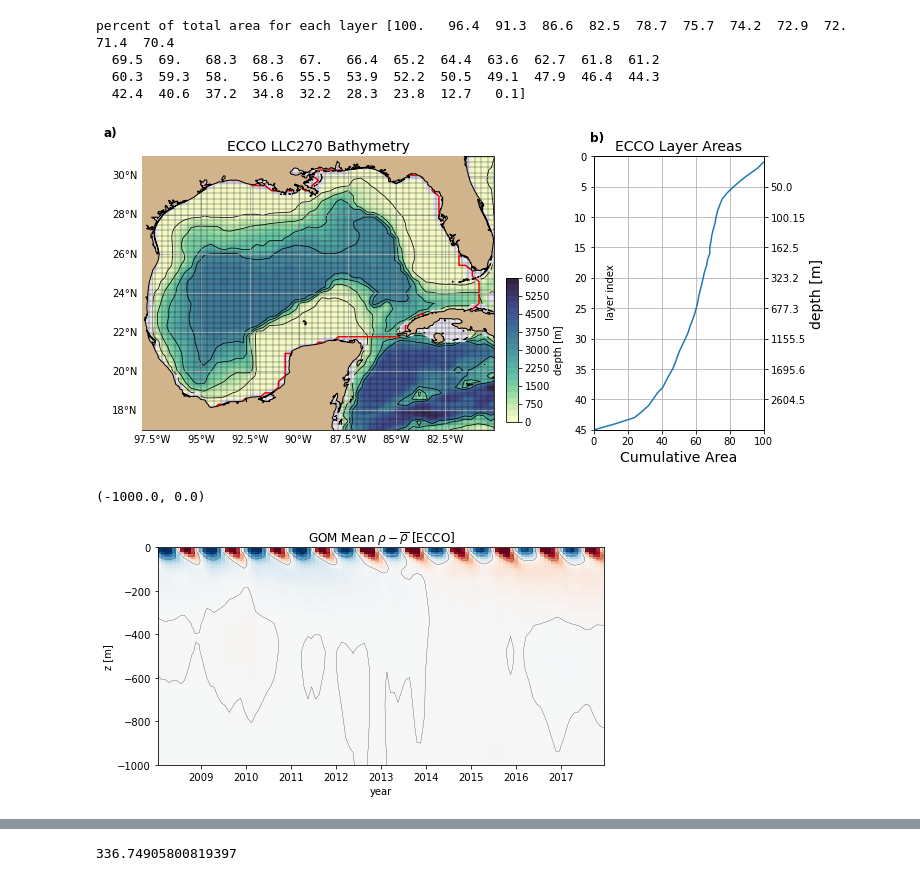
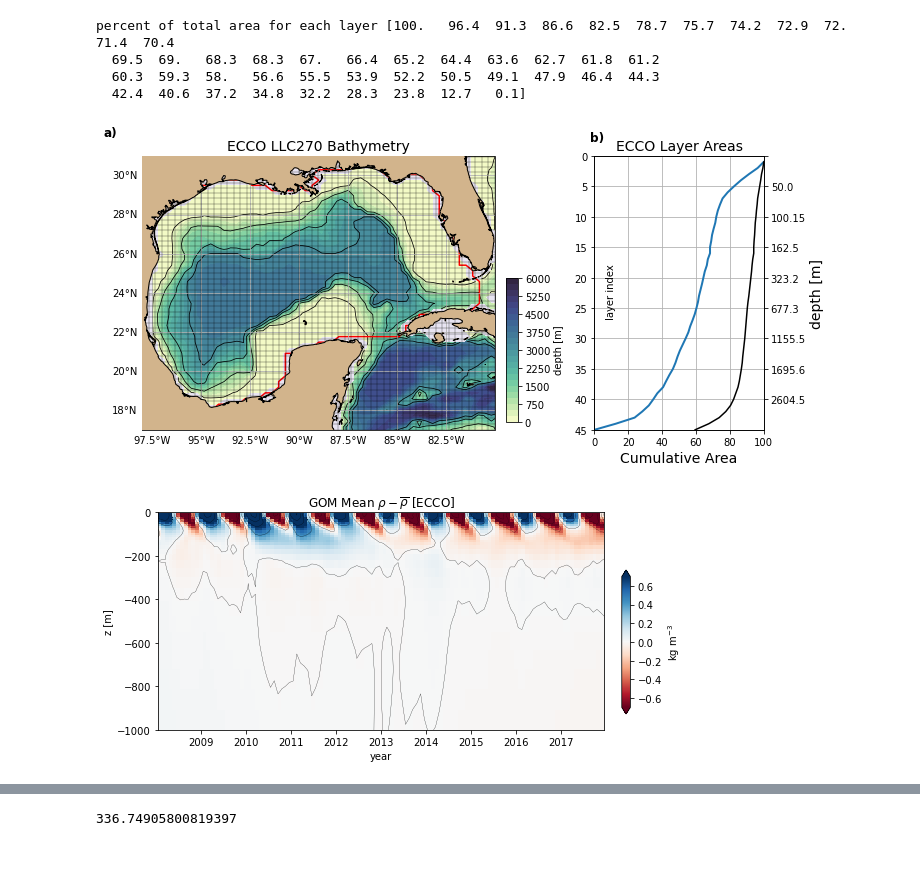
Before and after one commit to jakesteinberg/nasa_ostst, a Jupyter notebook: landerer.ipynb, the cells around one changed output, grey strips where cells are left out. Saved outputs shown, nothing was run; the diff lists cells and outputs as text; code cells hidden in the pictures.

```diff
--- a/landerer.ipynb
+++ b/landerer.ipynb
@@ -71,0 +74,18 @@ rho0 = 1029
+# %%
+# total ocean area
+total_ocean_area = np.sum(ecco_monthly_ds.rA*ocean_mask)
+dep_globe = ecco_monthly_ds.Depth
+dep_globe = dep_globe.where(ecco_monthly_ds.hFacC.isel(k=0) !=0, np.nan)
+A_globe = ecco_monthly_ds.rA*ocean_mask        # cell area
+As_globe = total_ocean_area
+# take layers as cell thicknesses
+imast = ecco_monthly_ds.drF.data.cumsum()[0:45]
+# loop over each layer and compute area
+AA_globe = []
+for i in range(len(imast)):
+    AA_globe.append(np.nansum(A_globe.where(dep_globe <= imast[i], np.nan)))    # area where depth less than or equal to current depth
+# turn into array
+AAi_globe = np.array([AA_globe.copy()])
+AAi_globe[0,0] = As_globe                                               # first value is surface area
+AAi_globe[0,1:] = As_globe.data - np.array([AA_globe[0:-1]])            # area in layer i is total area minus area of depths shallower than i
+print('percent of total area for each layer ' + str(np.round(100*(AAi_globe/total_ocean_area.data),1)))
@@ -465,7 +489,8 @@ cbpos = [0.585, 0.15, 0.015, 0.4]; cax = fig.add_axes(cbpos);
 cb = f.colorbar(Kc, cax=cax, orientation='vertical', label='depth [m]')
 ax.set_title('ECCO LLC270 Bathymetry', fontsize=14)
 
-ax2.plot(np.round(100*(AAi.data/gulf_area),1),np.arange(1,len(AAi)+1))
+ax2.plot(np.round(100*(AAi.data/gulf_area),1),np.arange(1,len(AAi)+1),linewidth=2)
+ax2.plot(np.round(100*(AAi_globe/total_ocean_area.data),1)[0,:],np.arange(1,len(AAi)+1),color='k')
 ax2.grid();
 ax2.text(7,26.5,'layer index',fontsize=10,rotation=90);
 ax2.set_xlabel('Cumulative Area',fontsize=14);
@@ -480,21 +505,20 @@ ax3.invert_yaxis(); ax3.set_ylabel('depth [m]',fontsize=14)
 ax2.set_title('ECCO Layer Areas',fontsize=14); ax2.set_xlim([0,100])
 ax.text(lon_w-2,lat_n+1,'a)',fontsize=12,fontweight='bold')
 ax2.text(-2.5,-2.5,'b)',fontsize=12,fontweight='bold'); ax.grid()
-fig.savefig('/Users/jakesteinberg/Documents/NASA_OSTST/manuscript/figures/ecco_bathy.jpg', dpi=250)
+# fig.savefig('/Users/jakesteinberg/Documents/NASA_OSTST/manuscript/figures/ecco_bathy.jpg', dpi=250)
 # %% [output]
-[figure, old version]
+[figure, new version]
 # %%
 rho_ECCO_0 = ds_den_r*gulf_mask
-rho_ECCO_1 = ds_den_r.mean(dim=['j','i'])
+rho_ECCO_1 = rho_ECCO_0.mean(dim=['j','i']) # ds_den_r.mean(dim=['j','i'])
 f, ax = plt.subplots(1,1,figsize=(8,4))
-pp = ax.pcolor(rho_ECCO_1.time,ecco_grid.Z,(rho_ECCO_1 - rho_ECCO_1.mean(dim='time')).transpose(), cmap='RdBu', vmin=-0.75, vmax=0.75)
+pp = ax.pcolor(rho_ECCO_1.time,ecco_grid.Z,(rho_ECCO_1 - rho_ECCO_1.mean(dim='time')).transpose(), cmap='RdBu', vmin=-0.7, vmax=0.7)
 ax.contour(rho_ECCO_1.time,ecco_grid.Z,(rho_ECCO_1 - rho_ECCO_1.mean(dim='time')).transpose(), level=[0], colors='k',linewidths=0.25)
 ax.set_title(r'GOM Mean $\rho - \overline{\rho}$ [ECCO]')
 ax.set_ylabel('z [m]'); ax.set_xlabel('year'); # ax.set_xlim([t_s, t_e])
 ax.set_ylim([-1000,0])
-# cbpos = [0.93, 0.18, 0.015, 0.5]; cax = f.add_axes(cbpos);
-# cb = f.colorbar(pp, cax=cax, orientation='vertical', extend='both', label=r'kg m$^{-3}$')
+cbpos = [0.93, 0.18, 0.015, 0.5]; cax = f.add_axes(cbpos);
+cb = f.colorbar(pp, cax=cax, orientation='vertical', extend='both', label=r'kg m$^{-3}$')
 # f.savefig('/Users/jakesteinberg/Documents/NASA_OSTST/meetings/2022_04_20/GOM_ecco_rho_pr.jpg', dpi=250)
 # %% [output]
-(-1000.0, 0.0)
-[figure, old version]
+[figure, new version]
```
Also changed, not shown: parts of 5 cells of this notebook, 3 other files.
